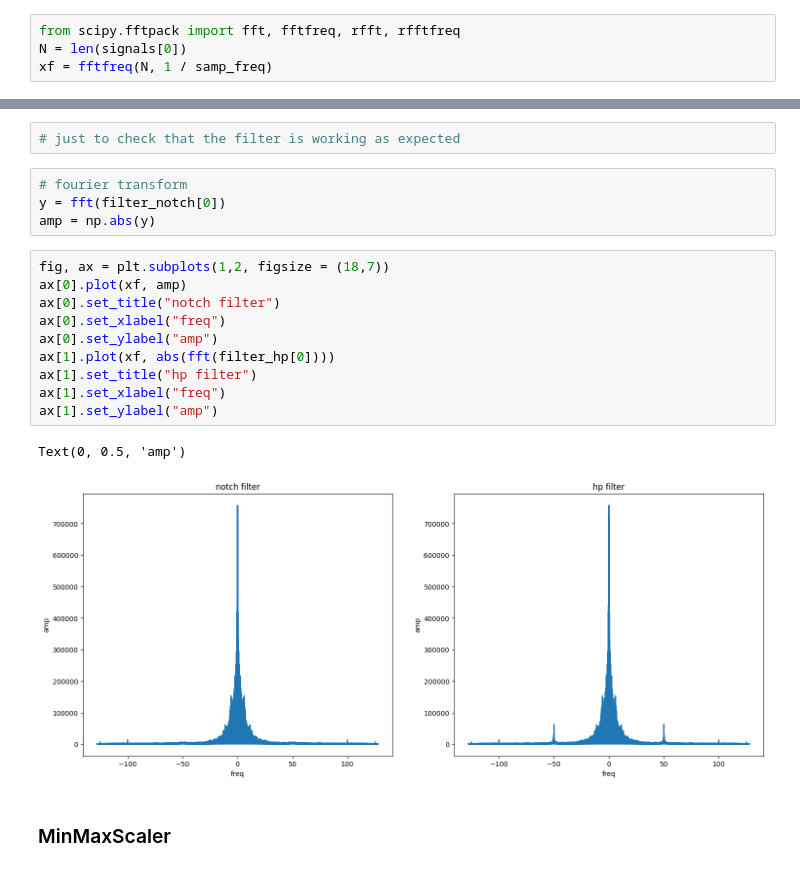
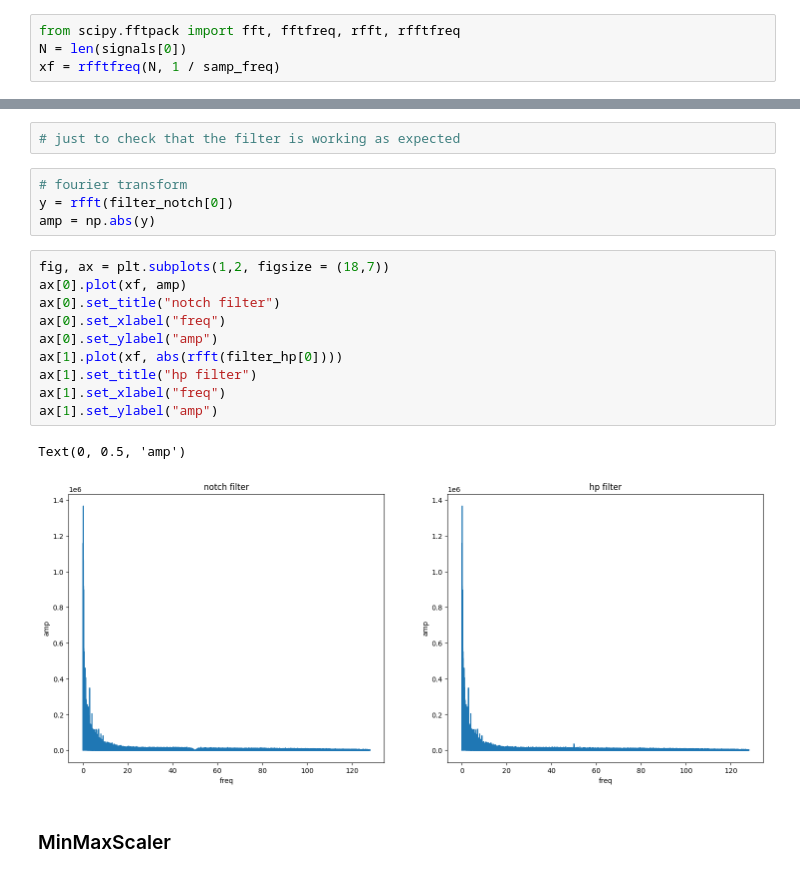
Before and after one commit to mariaaraujovitoria/SeizurePredict, a Jupyter notebook: notebooks/preprocessing_data.ipynb, the cells around one changed output, grey strips where cells are left out. Cells and saved outputs as stored; diff of their text form.

```diff
--- a/notebooks/preprocessing_data.ipynb
+++ b/notebooks/preprocessing_data.ipynb
@@ -230,6 +232,6 @@ Text(0, 0.5, 'mV')
 # %%
 from scipy.fftpack import fft, fftfreq, rfft, rfftfreq
 N = len(signals[0])
-xf = fftfreq(N, 1 / samp_freq)
+xf = rfftfreq(N, 1 / samp_freq)
 # %%
 fig, ax = plt.subplots(1,2, figsize = (18,7))
@@ -250,21 +252,21 @@ Text(0, 0.5, 'amp')
 # just to check that the filter is working as expected
 # %%
 # fourier transform
-y = fft(filter_notch[0])
+y = rfft(filter_notch[0])
 amp = np.abs(y)
 # %%
 fig, ax = plt.subplots(1,2, figsize = (18,7))
 ax[0].plot(xf, amp)
 ax[0].set_title("notch filter")
 ax[0].set_xlabel("freq")
 ax[0].set_ylabel("amp")
-ax[1].plot(xf, abs(fft(filter_hp[0])))
+ax[1].plot(xf, abs(rfft(filter_hp[0])))
 ax[1].set_title("hp filter")
 ax[1].set_xlabel("freq")
 ax[1].set_ylabel("amp")
 # %% [output]
 Text(0, 0.5, 'amp')
-[figure, old version]
+[figure, new version]
 # %% [markdown]
 ### MinMaxScaler
 # %%
```
Also changed, not shown: parts of 33 cells of this notebook.
